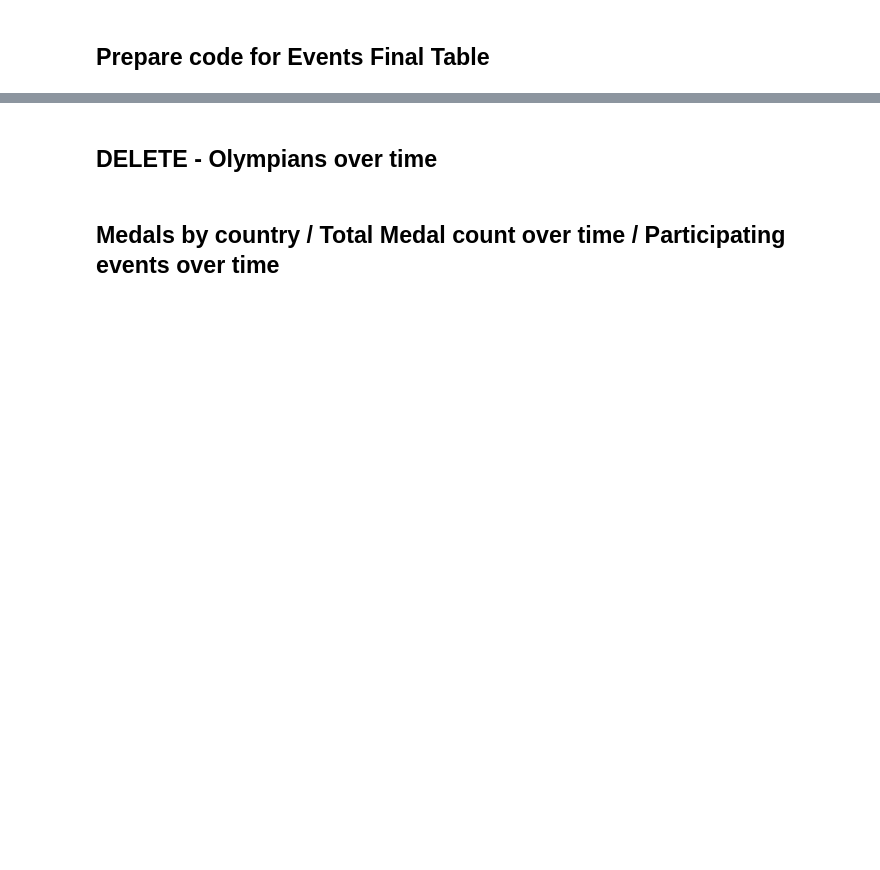
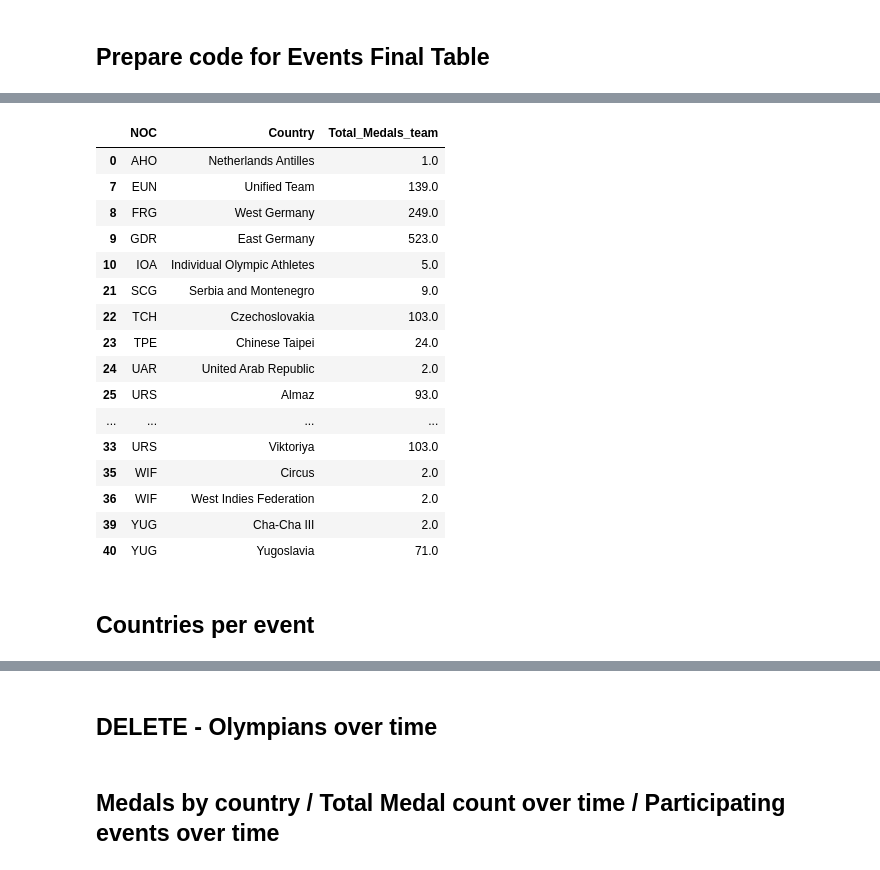
Before and after one commit to hanesy/olympics_dash, a Jupyter notebook: data_exploration.ipynb, the cells around one changed output, grey strips where cells are left out. Drawn from its saved outputs; the diff is of its cells as text; code cells hidden in the pictures; blank space fills up the shorter version.

```diff
--- a/data_exploration.ipynb
+++ b/data_exploration.ipynb
@@ -289,3 +369,29 @@ events_final
+# %%
+# Which countries to drop from here?
+check_step2 = check[check['Country_y'].isnull()]
+check_step3 = check_step2.groupby(['NOC','Country']).sum().reset_index()
+check_step3 = check_step3.drop(columns = ['Year', 'GDP', 'Population', 'GDP_per_capita',
+       'No_olympians', 'Bronze_athlete', 'Gold_athlete', 'Silver_athlete',
+       'Total_Medals_athlete', 'Bronze_team', 'Gold_team', 'Silver_team'], axis =1)
+check_step3[check_step3['Total_Medals_team'] > 0]
+# %% [output]
+|  | NOC | Country | Total_Medals_team |
+| 0 | AHO | Netherlands Antilles | 1.0 |
+| 7 | EUN | Unified Team | 139.0 |
+| 8 | FRG | West Germany | 249.0 |
+| 9 | GDR | East Germany | 523.0 |
+| 10 | IOA | Individual Olympic Athletes | 5.0 |
+| 21 | SCG | Serbia and Montenegro | 9.0 |
+| 22 | TCH | Czechoslovakia | 103.0 |
+| 23 | TPE | Chinese Taipei | 24.0 |
+| 24 | UAR | United Arab Republic | 2.0 |
+| 25 | URS | Almaz | 93.0 |
+| ... | ... | ... | ... |
+| 33 | URS | Viktoriya | 103.0 |
+| 35 | WIF | Circus | 2.0 |
+| 36 | WIF | West Indies Federation | 2.0 |
+| 39 | YUG | Cha-Cha III | 2.0 |
+| 40 | YUG | Yugoslavia | 71.0 |
 # %%
 # Side Checks 1
 a = events_final.groupby(['Year','Season','City','NOC']).count()
@@ -302,0 +405,2 @@ events_final[(events_final['Year'] == 1980) & (events_final['Season'] == 'Summer
+# %% [markdown]
+<h2> Countries per event
```
Also changed, not shown: parts of 22 cells of this notebook, 2 other files.
